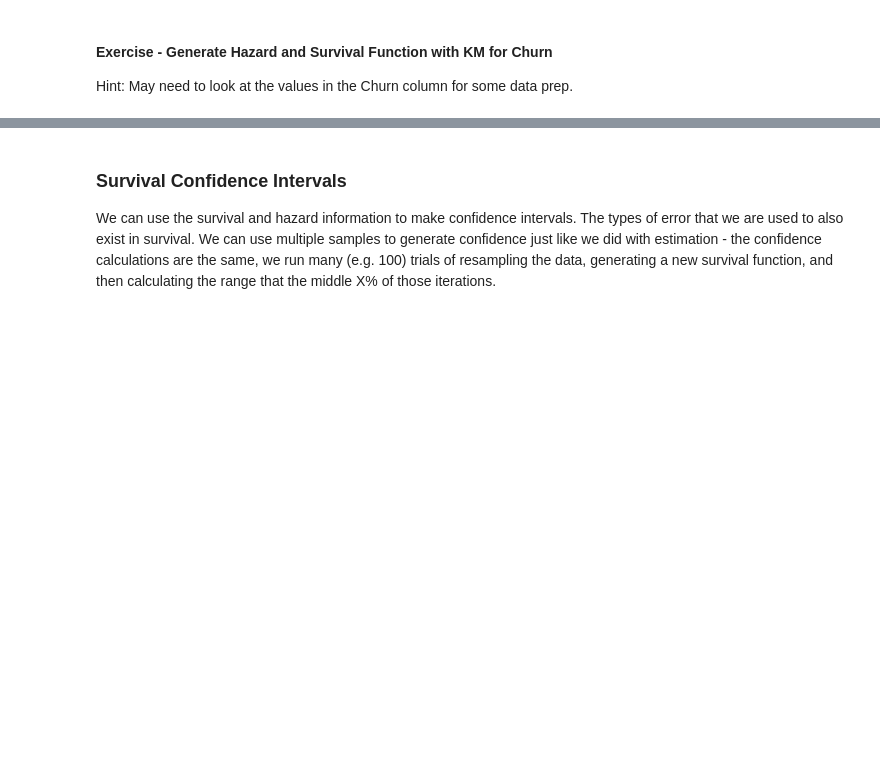
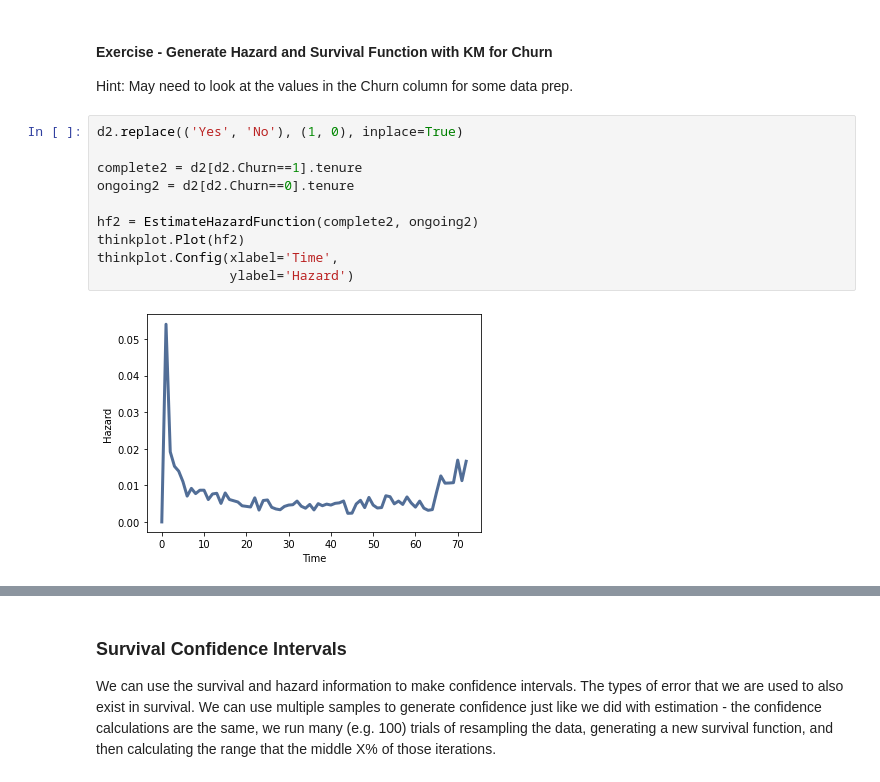
Before and after one commit to SidhST12/Basic_Stats_in_Python_Student_Workbooks, a Jupyter notebook: 029_Survival.ipynb, the cells around one changed output, grey strips where cells are left out. Saved outputs shown, nothing was run; the diff lists cells and outputs as text; blank space fills up the shorter version.

```diff
--- a/029_Survival.ipynb
+++ b/029_Survival.ipynb
@@ -251,3 +251,15 @@ thinkplot.Config(xlabel='Time',
 #### Exercise - Generate Hazard and Survival Function with KM for Churn
 
 Hint: May need to look at the values in the Churn column for some data prep.
+# %%
+d2.replace(('Yes', 'No'), (1, 0), inplace=True)
+
+complete2 = d2[d2.Churn==1].tenure
+ongoing2 = d2[d2.Churn==0].tenure
+
+hf2 = EstimateHazardFunction(complete2, ongoing2)
+thinkplot.Plot(hf2)
+thinkplot.Config(xlabel='Time',
+                 ylabel='Hazard')
+# %% [output]
+[figure, added]
```
Also changed, not shown: parts of 1 cell of this notebook.
